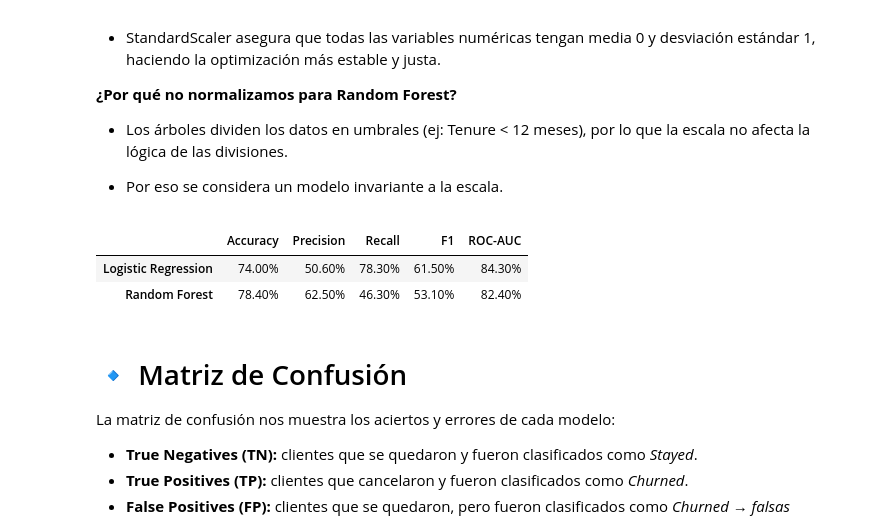
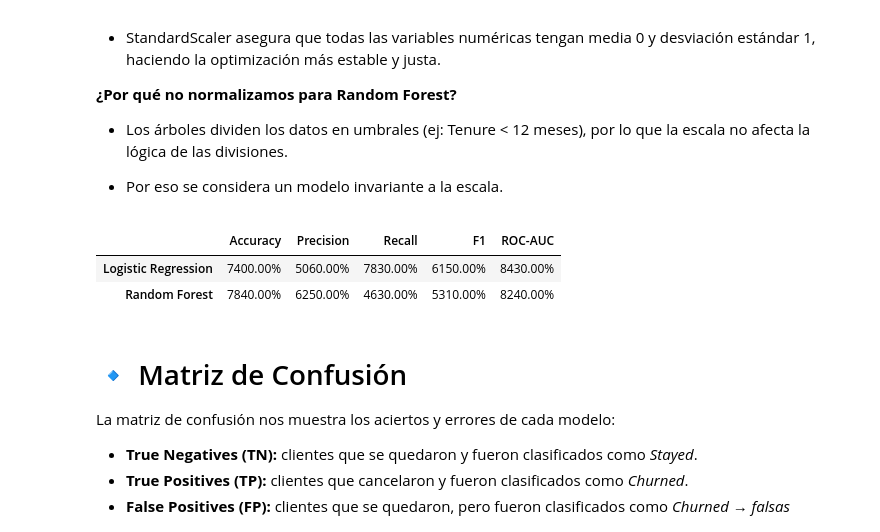
Before and after one commit to josefinamagini/challenge.telecomx2, a Jupyter notebook: TelecomX_2.ipynb, the cells around one changed output. Drawn from its saved outputs; the diff is of its cells as text; code cells hidden in the pictures.

```diff
--- a/TelecomX_2.ipynb
+++ b/TelecomX_2.ipynb
@@ -413,33 +402,33 @@ Pipeline(steps=[('preprocessor',
 # %%
 from sklearn.metrics import accuracy_score, precision_score, recall_score, f1_score, roc_auc_score
 
 #lista de modelos
 modelos = {
     "Logistic Regression": logreg_model,
     "Random Forest": rf_model
 }
 
 resultados = {}
 
 for nombre, modelo in modelos.items():
     modelo.fit(X_train, y_train)
     y_pred = modelo.predict(X_test)
     y_prob = modelo.predict_proba(X_test)[:,1]
 
     resultados[nombre] = {
         "Accuracy": accuracy_score(y_test, y_pred),
         "Precision": precision_score(y_test, y_pred),
         "Recall": recall_score(y_test, y_pred),
         "F1": f1_score(y_test, y_pred),
         "ROC-AUC": roc_auc_score(y_test, y_prob)
     }
 
-df_resultados_pct = df_resultados.applymap(lambda x: f"{x:.2f}%")
+df_resultados_pct = df_resultados.apply(lambda col: col.map(lambda x: f"{x*100:.2f}%"))
 df_resultados_pct
 # %% [output]
 |  | Accuracy | Precision | Recall | F1 | ROC-AUC |
-| Logistic Regression | 74.00% | 50.60% | 78.30% | 61.50% | 84.30% |
-| Random Forest | 78.40% | 62.50% | 46.30% | 53.10% | 82.40% |
+| Logistic Regression | 7400.00% | 5060.00% | 7830.00% | 6150.00% | 8430.00% |
+| Random Forest | 7840.00% | 6250.00% | 4630.00% | 5310.00% | 8240.00% |
 # %% [markdown]
 # 🔹 Matriz de Confusión
 
```
Also changed, not shown: parts of 1 cell of this notebook.
